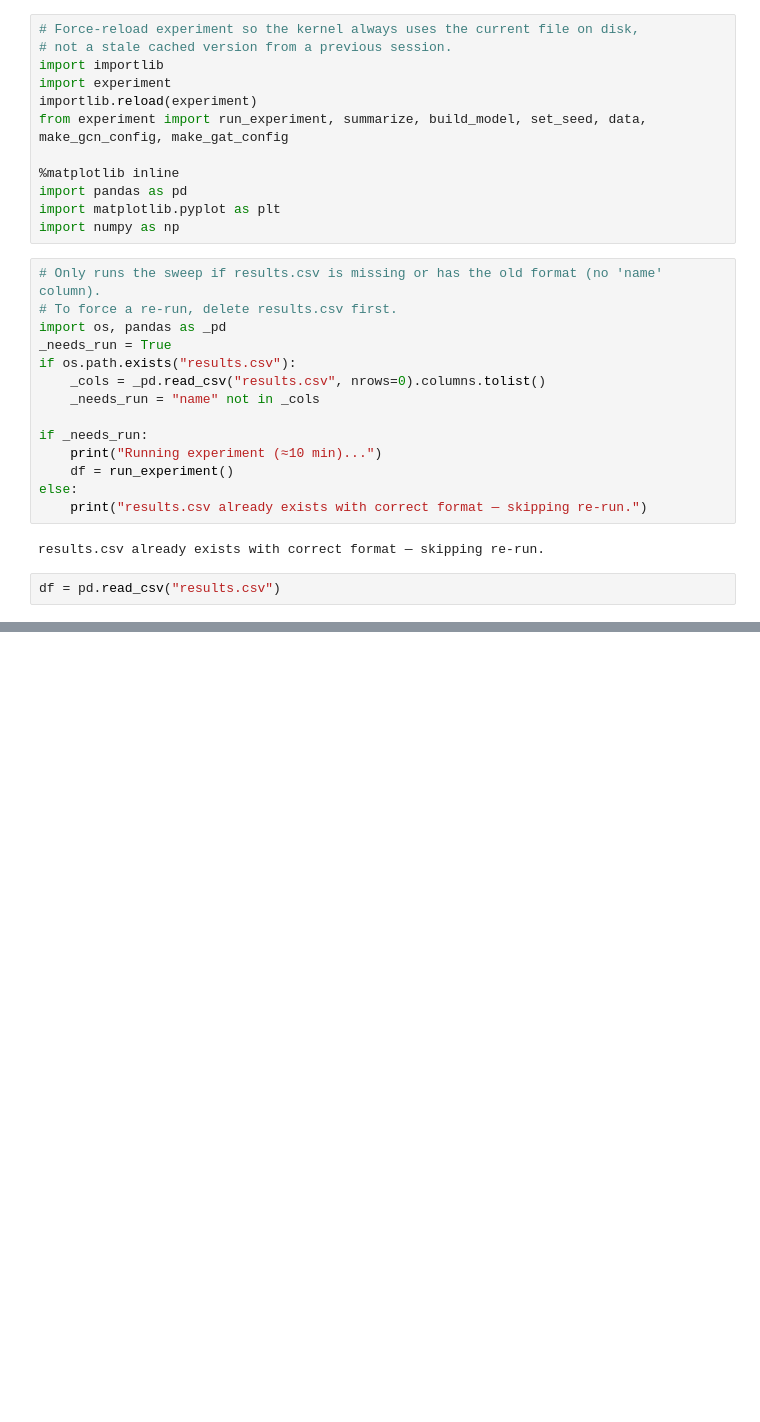
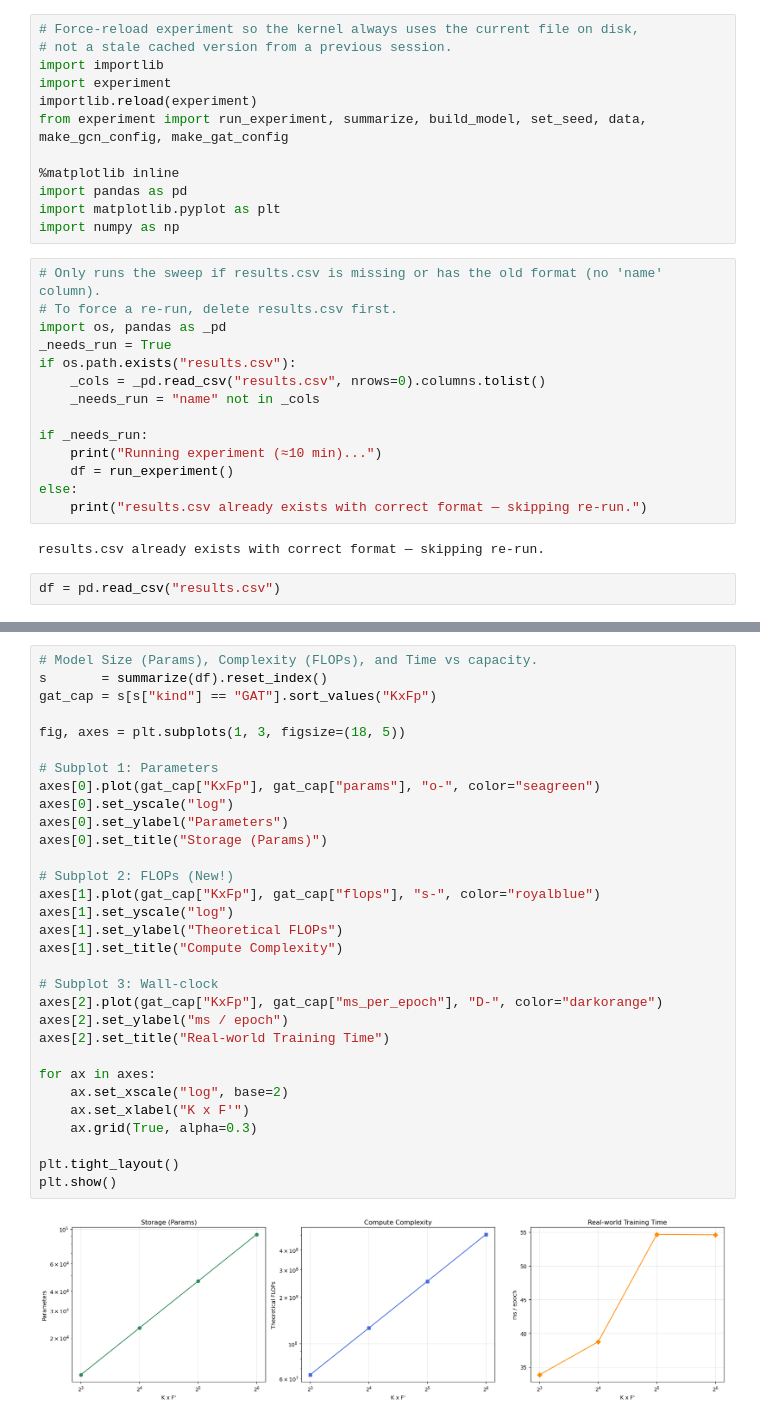
Before and after one commit to nilsmbecker/cora_neural-network, a Jupyter notebook: main.ipynb, the cells around one changed output, grey strips where cells are left out. Saved outputs shown, nothing was run; the diff lists cells and outputs as text; blank space fills up the shorter version.

```diff
--- a/main.ipynb
+++ b/main.ipynb
@@ -122 +143,34 @@ plt.show()
+# %%
+# Model Size (Params), Complexity (FLOPs), and Time vs capacity.
+s       = summarize(df).reset_index()
+gat_cap = s[s["kind"] == "GAT"].sort_values("KxFp")
+
+fig, axes = plt.subplots(1, 3, figsize=(18, 5))
+
+# Subplot 1: Parameters
+axes[0].plot(gat_cap["KxFp"], gat_cap["params"], "o-", color="seagreen")
+axes[0].set_yscale("log")
+axes[0].set_ylabel("Parameters")
+axes[0].set_title("Storage (Params)")
+
+# Subplot 2: FLOPs (New!)
+axes[1].plot(gat_cap["KxFp"], gat_cap["flops"], "s-", color="royalblue")
+axes[1].set_yscale("log")
+axes[1].set_ylabel("Theoretical FLOPs")
+axes[1].set_title("Compute Complexity")
+
+# Subplot 3: Wall-clock
+axes[2].plot(gat_cap["KxFp"], gat_cap["ms_per_epoch"], "D-", color="darkorange")
+axes[2].set_ylabel("ms / epoch")
+axes[2].set_title("Real-world Training Time")
+
+for ax in axes:
+    ax.set_xscale("log", base=2)
+    ax.set_xlabel("K x F'")
+    ax.grid(True, alpha=0.3)
+
+plt.tight_layout()
+plt.show()
+# %% [output]
+[figure, added]
 # %%
```
Also changed, not shown: parts of 7 cells of this notebook, 4 other files.
